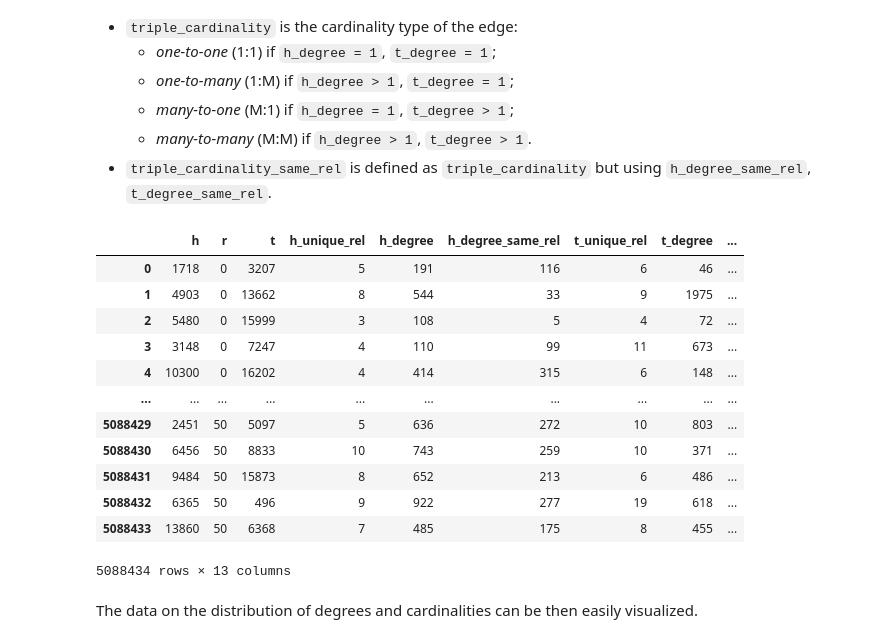
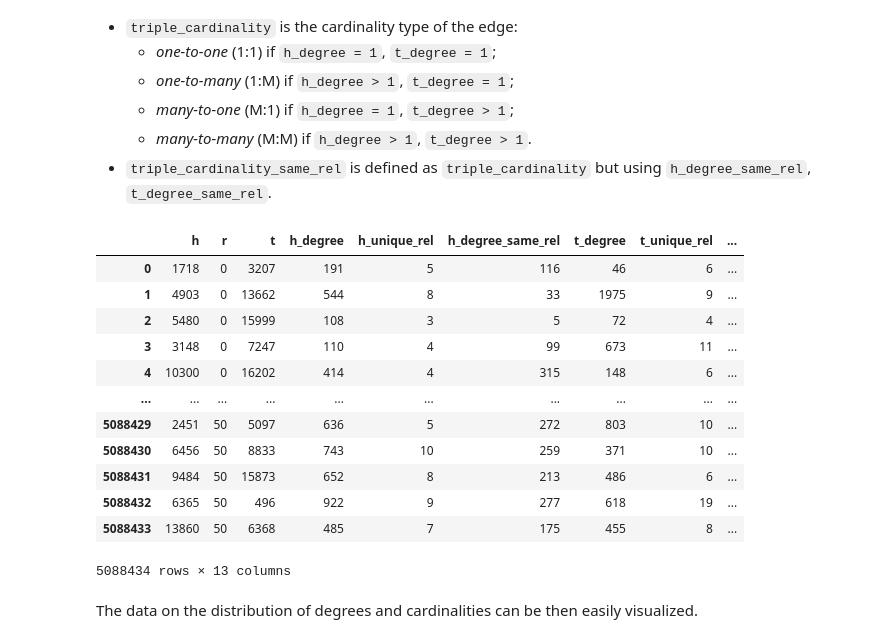
Before and after one commit to graphcore-research/kg-topology-toolbox, a Jupyter notebook: docs/source/notebooks/ogb_biokg_demo.ipynb, the cells around one changed output. Saved outputs shown, nothing was run; the diff lists cells and outputs as text; code cells hidden in the pictures.

```diff
--- a/docs/source/notebooks/ogb_biokg_demo.ipynb
+++ b/docs/source/notebooks/ogb_biokg_demo.ipynb
@@ -37,7 +37,9 @@ dataset = ogb.linkproppred.LinkPropPredDataset(
 all_triples = []
 for split in dataset.get_edge_split().values():
     all_triples.append(np.stack([split["head"], split["relation"], split["tail"]]).T)
-biokg_df = pd.DataFrame(np.concatenate(all_triples), columns=["h", "r", "t"])
+biokg_df = pd.DataFrame(
+    np.concatenate(all_triples).astype(np.int32), columns=["h", "r", "t"]
+)
 biokg_df
 # %% [output]
 |  | h | r | t |
@@ -58,2 +60,2 @@ Based on this representation of the knowledge graph, we can proceed to compute i
 # %%
-kgtt = KGTopologyToolbox()
+kgtt = KGTopologyToolbox(biokg_df)
@@ -134,21 +138,21 @@ The method `edge_degree_cardinality_summary` provides, for each edge (h, r, t) i
     - _many-to-many_ (M:M) if `h_degree > 1`, `t_degree > 1`.
 - `triple_cardinality_same_rel` is defined as `triple_cardinality` but using `h_degree_same_rel`, `t_degree_same_rel`.
 # %%
-edge_dcs = kgtt.edge_degree_cardinality_summary(biokg_df)
+edge_dcs = kgtt.edge_degree_cardinality_summary()
 edge_dcs
 # %% [output]
-|  | h | r | t | h_unique_rel | h_degree | h_degree_same_rel | t_unique_rel | t_degree | ... |
-| 0 | 1718 | 0 | 3207 | 5 | 191 | 116 | 6 | 46 | ... |
-| 1 | 4903 | 0 | 13662 | 8 | 544 | 33 | 9 | 1975 | ... |
-| 2 | 5480 | 0 | 15999 | 3 | 108 | 5 | 4 | 72 | ... |
-| 3 | 3148 | 0 | 7247 | 4 | 110 | 99 | 11 | 673 | ... |
-| 4 | 10300 | 0 | 16202 | 4 | 414 | 315 | 6 | 148 | ... |
+|  | h | r | t | h_degree | h_unique_rel | h_degree_same_rel | t_degree | t_unique_rel | ... |
+| 0 | 1718 | 0 | 3207 | 191 | 5 | 116 | 46 | 6 | ... |
+| 1 | 4903 | 0 | 13662 | 544 | 8 | 33 | 1975 | 9 | ... |
+| 2 | 5480 | 0 | 15999 | 108 | 3 | 5 | 72 | 4 | ... |
+| 3 | 3148 | 0 | 7247 | 110 | 4 | 99 | 673 | 11 | ... |
+| 4 | 10300 | 0 | 16202 | 414 | 4 | 315 | 148 | 6 | ... |
 | ... | ... | ... | ... | ... | ... | ... | ... | ... | ... |
-| 5088429 | 2451 | 50 | 5097 | 5 | 636 | 272 | 10 | 803 | ... |
-| 5088430 | 6456 | 50 | 8833 | 10 | 743 | 259 | 10 | 371 | ... |
-| 5088431 | 9484 | 50 | 15873 | 8 | 652 | 213 | 6 | 486 | ... |
-| 5088432 | 6365 | 50 | 496 | 9 | 922 | 277 | 19 | 618 | ... |
-| 5088433 | 13860 | 50 | 6368 | 7 | 485 | 175 | 8 | 455 | ... |
+| 5088429 | 2451 | 50 | 5097 | 636 | 5 | 272 | 803 | 10 | ... |
+| 5088430 | 6456 | 50 | 8833 | 743 | 10 | 259 | 371 | 10 | ... |
+| 5088431 | 9484 | 50 | 15873 | 652 | 8 | 213 | 486 | 6 | ... |
+| 5088432 | 6365 | 50 | 496 | 922 | 9 | 277 | 618 | 19 | ... |
+| 5088433 | 13860 | 50 | 6368 | 485 | 7 | 175 | 455 | 8 | ... |
 5088434 rows × 13 columns
 # %% [markdown]
 The data on the distribution of degrees and cardinalities can be then easily visualized.
```
Also changed, not shown: parts of 13 cells of this notebook, 6 other files.
